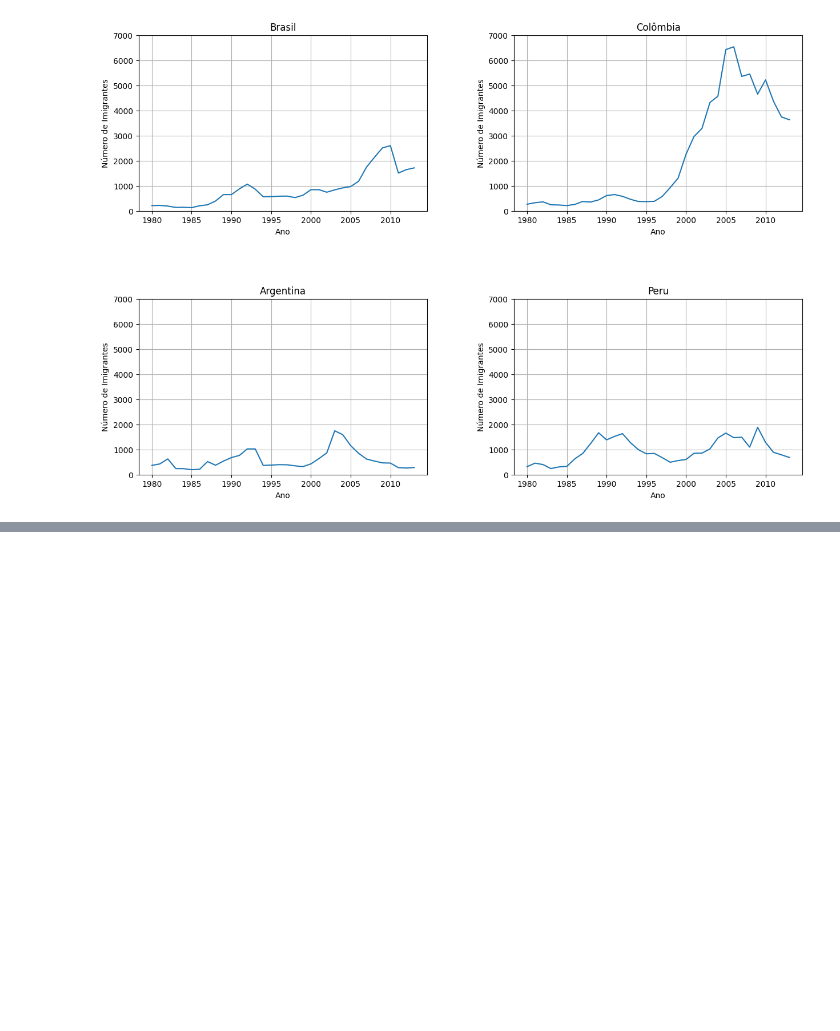
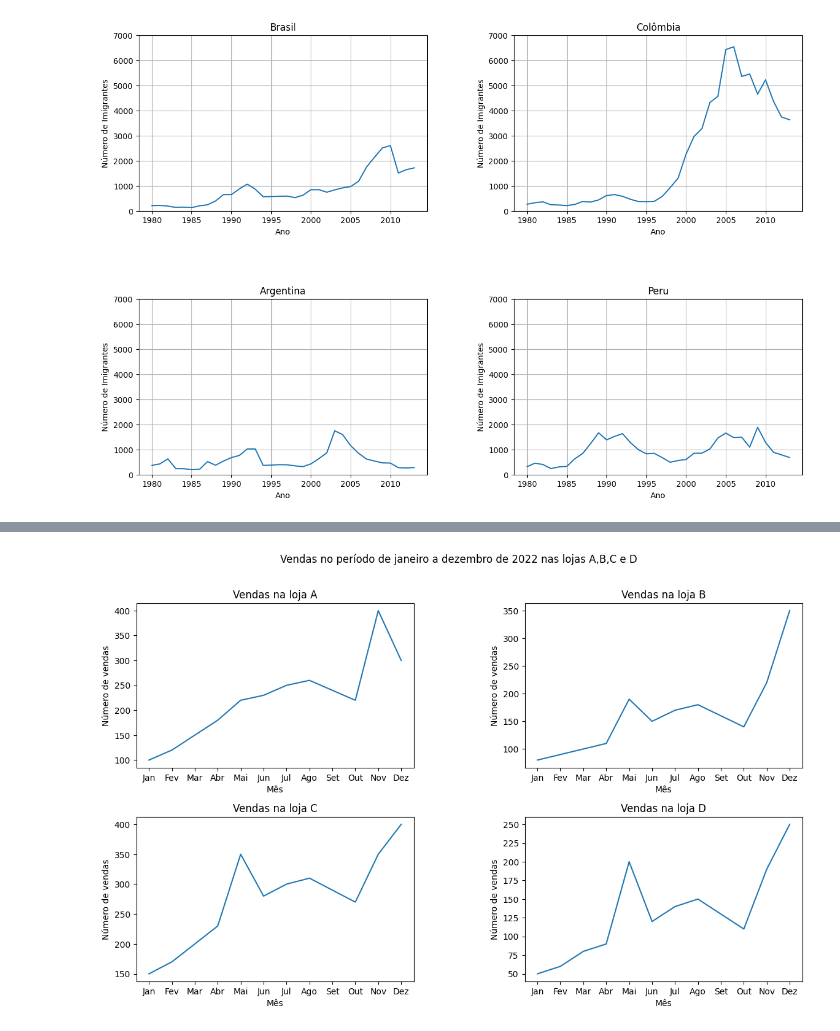
Before and after one commit to Lyanan85/In-GameSeries, a Jupyter notebook: Untitled19.ipynb, the cells around one changed output, grey strips where cells are left out. Drawn from its saved outputs; the diff is of its cells as text; code cells hidden in the pictures; blank space fills up the shorter version.

```diff
--- a/Untitled19.ipynb
+++ b/Untitled19.ipynb
@@ -245,3 +245,23 @@ for ax in axs.ravel():
 plt.show()
 # %% [output]
 [figure]
+# %%
+lojas = ['A', 'B', 'C', 'D']
+
+vendas_2022 = {'Jan': [100, 80, 150, 50],
+    'Fev': [120, 90, 170, 60],
+    'Mar': [150, 100, 200, 80],
+    'Abr': [180, 110, 230, 90],
+    'Mai': [220, 190, 350, 200],
+    'Jun': [230, 150, 280, 120],
+    'Jul': [250, 170, 300, 140],
+    'Ago': [260, 180, 310, 150],
+    'Set': [240, 160, 290, 130],
+    'Out': [220, 140, 270, 110],
+    'Nov': [400, 220, 350, 190],
+    'Dez': [300, 350, 400, 250]
+}
+# %%
+import matplotlib.pyplot as plt
+df=pd.DataFrame(vendas_2022,index=lojas)
+df
@@ -247,0 +274,21 @@ plt.show()
+# %%
+fig,axs=plt.subplots(2,2,figsize=(14,8))
+plt.subplots_adjust(hspace=0.3,wspace=0.4)
+fig.suptitle('Vendas no período de janeiro a dezembro de 2022 nas lojas A,B,C e D')
+
+axs[0, 0].plot(df.loc['A'])
+axs[0, 0].set_title('Vendas na loja A')
+axs[0, 1].plot(df.loc['B'])
+axs[0, 1].set_title('Vendas na loja B')
+axs[1, 0].plot(df.loc['C'])
+axs[1, 0].set_title('Vendas na loja C')
+axs[1, 1].plot(df.loc['D'])
+axs[1, 1].set_title('Vendas na loja D')
+# Adicionando rótulos para os eixos X e Y
+for ax in axs.flat:
+    ax.set_xlabel('Mês')
+    ax.set_ylabel('Número de vendas')
+
+# Exibir a figura
+# %% [output]
+[figure, added]
```
Also changed, not shown: parts of 1 cell of this notebook.
